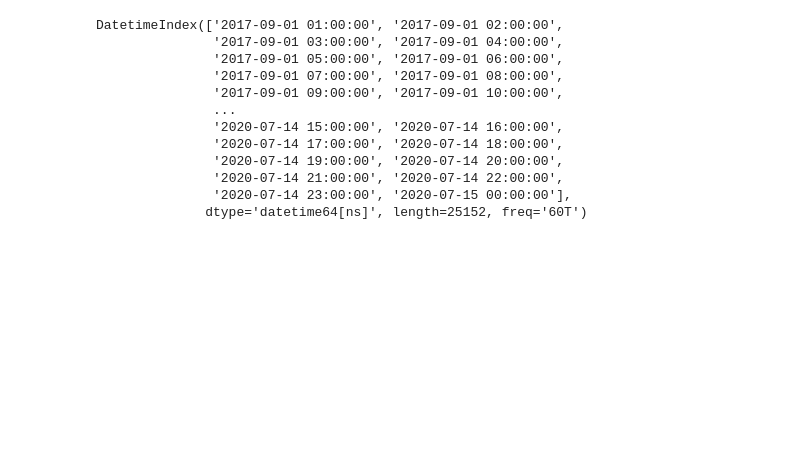
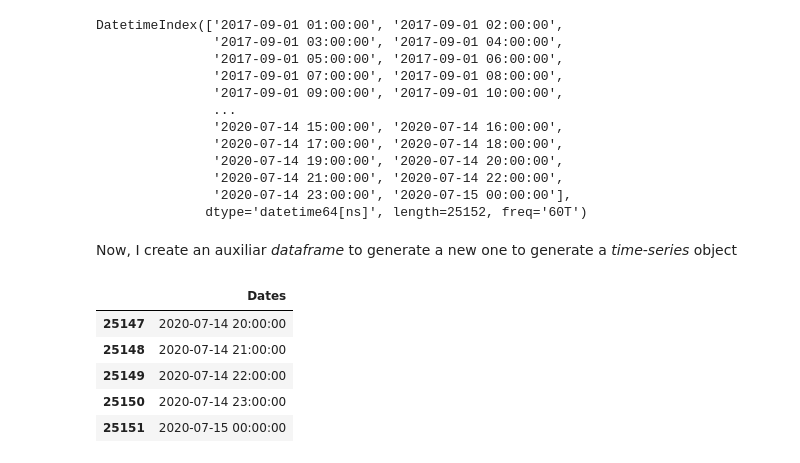
Before and after one commit to PhoTonycs/Energy-Consume-in-USA, a Jupyter notebook: Energy-Consume-Second-Part/time_series_approach.ipynb, the cells around one changed output. Cells and saved outputs as stored; diff of their text form; code cells hidden in the pictures; blank space fills up the shorter version.

```diff
--- a/Energy-Consume-Second-Part/time_series_approach.ipynb
+++ b/Energy-Consume-Second-Part/time_series_approach.ipynb
@@ -145,3 +145,15 @@ DatetimeIndex(['2017-09-01 01:00:00', '2017-09-01 02:00:00',
                '2020-07-14 21:00:00', '2020-07-14 22:00:00',
                '2020-07-14 23:00:00', '2020-07-15 00:00:00'],
               dtype='datetime64[ns]', length=25152, freq='60T')
+# %% [markdown]
+Now, I create an auxiliar *dataframe* to generate a new one to generate a *time-series* object
+# %%
+df_time_series = pd.DataFrame(data=hour_dates, columns=['Dates'])
+df_time_series.tail()
+# %% [output]
+|  | Dates |
+| 25147 | 2020-07-14 20:00:00 |
+| 25148 | 2020-07-14 21:00:00 |
+| 25149 | 2020-07-14 22:00:00 |
+| 25150 | 2020-07-14 23:00:00 |
+| 25151 | 2020-07-15 00:00:00 |
```
Also changed, not shown: parts of 4 cells of this notebook, 2 other files.
